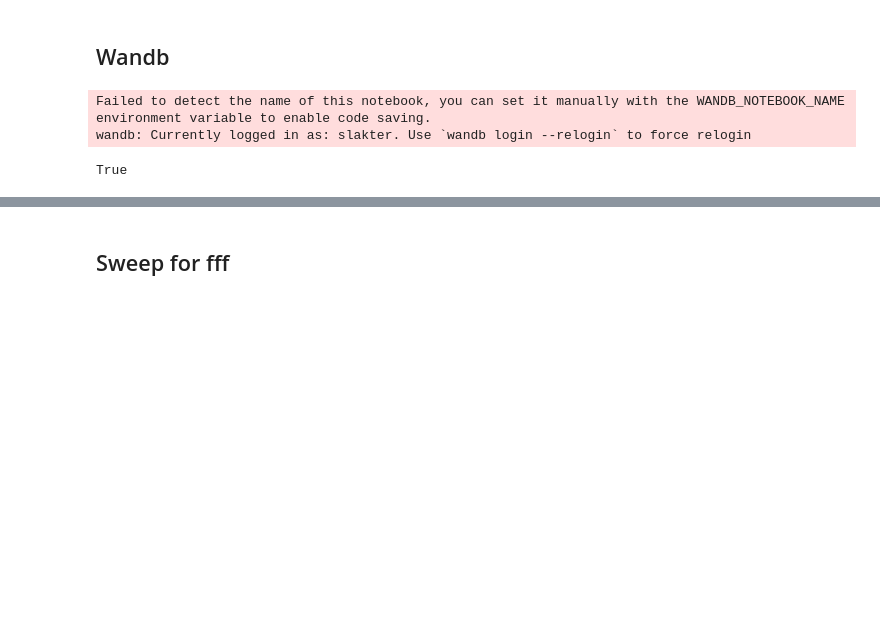
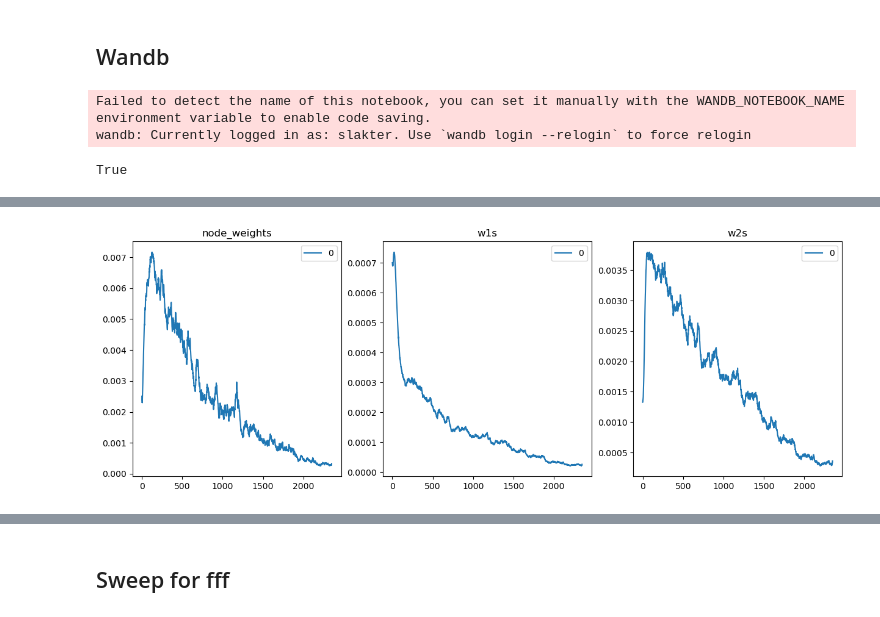
Before and after one commit to ssslakter/FastFF, a Jupyter notebook: nbs/02_performance.ipynb, the cells around one changed output, grey strips where cells are left out. Cells and saved outputs as stored; diff of their text form; code cells hidden in the pictures; blank space fills up the shorter version.

```diff
--- a/nbs/02_performance.ipynb
+++ b/nbs/02_performance.ipynb
@@ -272,7 +51,0 @@ cbs[0].show(0,ax=ax)
-# %%
-#|hide
-#|eval: false
-
-model_fff = fff.FFF(28*28, h, 10, d, activation=nn.ReLU(), region_leak=0.5)
-cbs = [FFFLeavesDistCB('leaves', False), GetGradCB([model_fff.node_weights, model_fff.w1s, model_fff.w2s])]
-train_mnist(model_fff, bs, cbs=cbs)
@@ -292,13 +51,0 @@ train_mnist(model_fff, bs, cbs=cbs)
-# %%
-#|eval: false
-n_epoch = 10
-ncols = 5
-fig, axes = subplots(ncols=ncols, nrows=math.ceil(n_epoch/ncols),
-                     figsize=(12,5), layout="constrained")
-for i in range(n_epoch):
-        ax =  axes[i//ncols][i%ncols] if math.ceil(n_epoch/ncols)>1 else axes[i%ncols]
-        ax.set_yticklabels([])
-        cbs[0].show(i, ax=ax, show=False)
-
-handles, labels = ax.get_legend_handles_labels()
-fig.legend(handles, labels)
@@ -307,0 +221,10 @@ fig.legend(handles, labels)
+# %%
+#|hide
+#|eval: false
+h = 32
+d = 3
+bs = 256
+
+model_fff = fff.FFF(28*28, h, 10, d, activation=nn.ReLU(), region_leak=0.0)
+cbs = [ProbsDistrCB(), GetGradCB([model_fff.node_weights, model_fff.w1s, model_fff.w2s])]
+Learner(get_mnist_dls(bs), model_fff, F.cross_entropy, metrics=accuracy, cbs=cbs).fit_one_cycle(10, lr_max=7e-3)
@@ -307,0 +243,9 @@ fig.legend(handles, labels)
+# %%
+#|eval: false
+axes = subplots(figsize=(15,5), ncols=3)[1]
+for i, k in enumerate(['node_weights','w1s','w2s']): axes[i].title.set_text(k)
+cbs[1].show(model_fff.node_weights, ax=axes[0])
+cbs[1].show(model_fff.w1s, ax=axes[1])
+cbs[1].show(model_fff.w2s, ax=axes[2])
+# %% [output]
+[figure, added]
```
Also changed, not shown: parts of 53 cells of this notebook, 12 other files.
